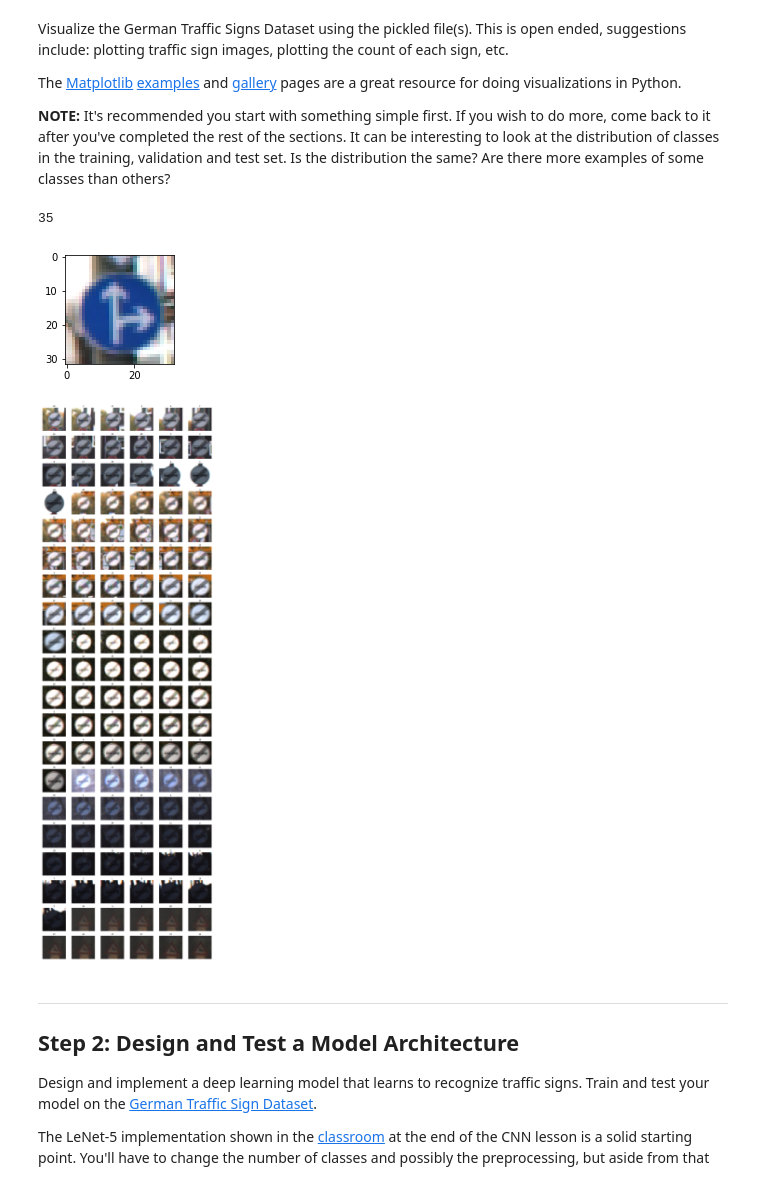
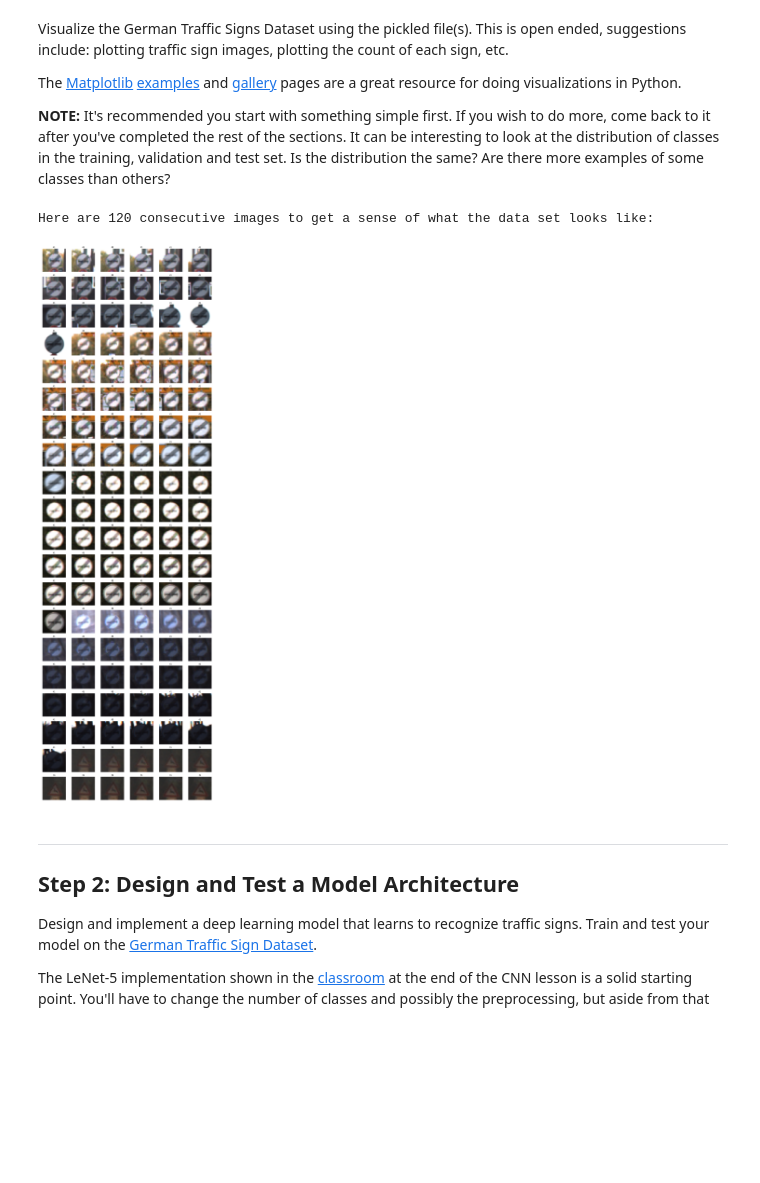
Before and after one commit to amorten/CarND-Traffic-Sign-Classifier-Project, a Jupyter notebook: Traffic_Sign_Classifier.ipynb, the cells around one changed output. Saved outputs shown, nothing was run; the diff lists cells and outputs as text; code cells hidden in the pictures; blank space fills up the shorter version.

```diff
--- a/Traffic_Sign_Classifier.ipynb
+++ b/Traffic_Sign_Classifier.ipynb
@@ -99,36 +99,37 @@ The [Matplotlib](http://matplotlib.org/) [examples](http://matplotlib.org/exampl
 # %%
 ### Data exploration visualization code goes here.
 ### Feel free to use as many code cells as needed.
 import random
 import matplotlib.pyplot as plt
 # Visualizations will be shown in the notebook.
 %matplotlib inline
 
 index = random.randint(0, X_train.shape[0])
 image = X_train[index,:,:,:].squeeze()
 #print(image.shape)
 
-plt.figure(figsize=(2,2))
-plt.imshow(image)
-print(y_train[index])
+#plt.figure(figsize=(2,2))
+#plt.imshow(image)
+#print(y_train[index])
+
+print("Here are 120 consecutive images to get a sense of what the data set looks like:")
 
 num_rows = 20
 num_cols = 6
 fig, ax = plt.subplots(num_rows,num_cols, figsize=(3*num_cols, 3*num_rows))
 #fig.subplots_adjust(hspace = .2, wspace=.001)
 ax = ax.ravel()
 index = 100
 for i in range(num_rows*num_cols):
     #index = random.randint(0, X_train.shape[0])
     index = index + 1
     image = X_train[index,:,:,:].squeeze()
     ax[i].axis('off')
     ax[i].imshow(image)
     ax[i].set_title(y_train[index])
 # %% [output]
-35
+Here are 120 consecutive images to get a sense of what the data set looks like:
-[figure, old version]
+[figure, new version]
-[figure, removed]
 # %% [markdown]
 ----
 
```
Also changed, not shown: parts of 7 cells of this notebook.
